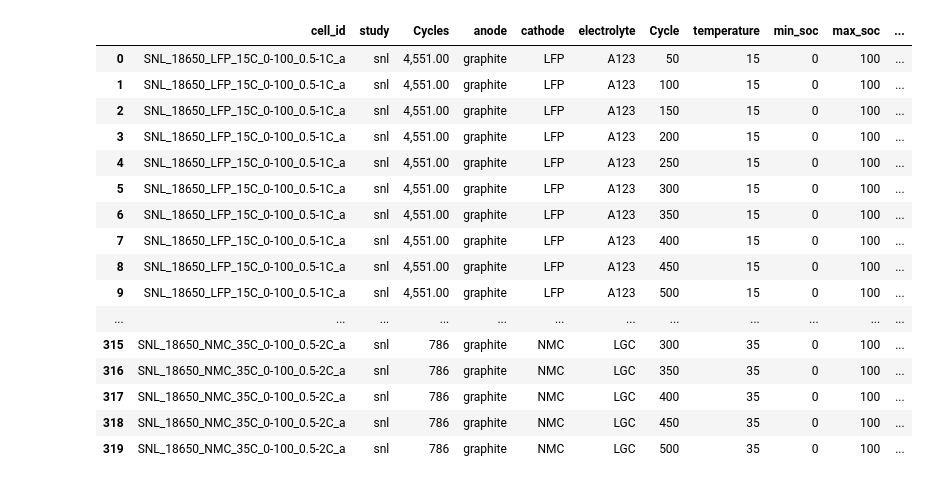
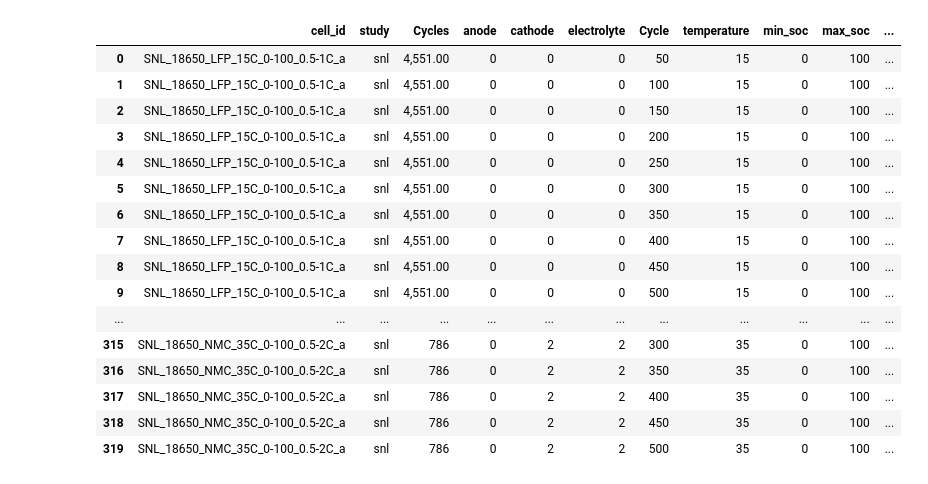
Before and after one commit to SZ-Jasper/SELEC, a Jupyter notebook: Battery Data/Starter.ipynb, the cells around one changed output. Cells and saved outputs as stored; diff of their text form; code cells hidden in the pictures.

```diff
--- a/Battery Data/Starter.ipynb
+++ b/Battery Data/Starter.ipynb
@@ -8,25 +8,26 @@ import os
 # import scipy.stats as stats
 import unittest
 # %%
+#Make sure you ran "Battry_Dataset" Notebook first
 pd.set_option("display.max_rows", None, "display.max_columns", None)
 
-%store -r df_battery_filtered
-df_battery_filtered
+%store -r df_battery
+df_battery
 # %% [output]
 |  | cell_id | study | Cycles | anode | cathode | electrolyte | Cycle | temperature | min_soc | max_soc | ... |
-| 0 | SNL_18650_LFP_15C_0-100_0.5-1C_a | snl | 4,551.00 | graphite | LFP | A123 | 50 | 15 | 0 | 100 | ... |
-| 1 | SNL_18650_LFP_15C_0-100_0.5-1C_a | snl | 4,551.00 | graphite | LFP | A123 | 100 | 15 | 0 | 100 | ... |
-| 2 | SNL_18650_LFP_15C_0-100_0.5-1C_a | snl | 4,551.00 | graphite | LFP | A123 | 150 | 15 | 0 | 100 | ... |
-| 3 | SNL_18650_LFP_15C_0-100_0.5-1C_a | snl | 4,551.00 | graphite | LFP | A123 | 200 | 15 | 0 | 100 | ... |
-| 4 | SNL_18650_LFP_15C_0-100_0.5-1C_a | snl | 4,551.00 | graphite | LFP | A123 | 250 | 15 | 0 | 100 | ... |
-| 5 | SNL_18650_LFP_15C_0-100_0.5-1C_a | snl | 4,551.00 | graphite | LFP | A123 | 300 | 15 | 0 | 100 | ... |
-| 6 | SNL_18650_LFP_15C_0-100_0.5-1C_a | snl | 4,551.00 | graphite | LFP | A123 | 350 | 15 | 0 | 100 | ... |
-| 7 | SNL_18650_LFP_15C_0-100_0.5-1C_a | snl | 4,551.00 | graphite | LFP | A123 | 400 | 15 | 0 | 100 | ... |
-| 8 | SNL_18650_LFP_15C_0-100_0.5-1C_a | snl | 4,551.00 | graphite | LFP | A123 | 450 | 15 | 0 | 100 | ... |
-| 9 | SNL_18650_LFP_15C_0-100_0.5-1C_a | snl | 4,551.00 | graphite | LFP | A123 | 500 | 15 | 0 | 100 | ... |
+| 0 | SNL_18650_LFP_15C_0-100_0.5-1C_a | snl | 4,551.00 | 0 | 0 | 0 | 50 | 15 | 0 | 100 | ... |
+| 1 | SNL_18650_LFP_15C_0-100_0.5-1C_a | snl | 4,551.00 | 0 | 0 | 0 | 100 | 15 | 0 | 100 | ... |
+| 2 | SNL_18650_LFP_15C_0-100_0.5-1C_a | snl | 4,551.00 | 0 | 0 | 0 | 150 | 15 | 0 | 100 | ... |
+| 3 | SNL_18650_LFP_15C_0-100_0.5-1C_a | snl | 4,551.00 | 0 | 0 | 0 | 200 | 15 | 0 | 100 | ... |
+| 4 | SNL_18650_LFP_15C_0-100_0.5-1C_a | snl | 4,551.00 | 0 | 0 | 0 | 250 | 15 | 0 | 100 | ... |
+| 5 | SNL_18650_LFP_15C_0-100_0.5-1C_a | snl | 4,551.00 | 0 | 0 | 0 | 300 | 15 | 0 | 100 | ... |
+| 6 | SNL_18650_LFP_15C_0-100_0.5-1C_a | snl | 4,551.00 | 0 | 0 | 0 | 350 | 15 | 0 | 100 | ... |
+| 7 | SNL_18650_LFP_15C_0-100_0.5-1C_a | snl | 4,551.00 | 0 | 0 | 0 | 400 | 15 | 0 | 100 | ... |
+| 8 | SNL_18650_LFP_15C_0-100_0.5-1C_a | snl | 4,551.00 | 0 | 0 | 0 | 450 | 15 | 0 | 100 | ... |
+| 9 | SNL_18650_LFP_15C_0-100_0.5-1C_a | snl | 4,551.00 | 0 | 0 | 0 | 500 | 15 | 0 | 100 | ... |
 | ... | ... | ... | ... | ... | ... | ... | ... | ... | ... | ... | ... |
-| 315 | SNL_18650_NMC_35C_0-100_0.5-2C_a | snl | 786 | graphite | NMC | LGC | 300 | 35 | 0 | 100 | ... |
-| 316 | SNL_18650_NMC_35C_0-100_0.5-2C_a | snl | 786 | graphite | NMC | LGC | 350 | 35 | 0 | 100 | ... |
-| 317 | SNL_18650_NMC_35C_0-100_0.5-2C_a | snl | 786 | graphite | NMC | LGC | 400 | 35 | 0 | 100 | ... |
-| 318 | SNL_18650_NMC_35C_0-100_0.5-2C_a | snl | 786 | graphite | NMC | LGC | 450 | 35 | 0 | 100 | ... |
-| 319 | SNL_18650_NMC_35C_0-100_0.5-2C_a | snl | 786 | graphite | NMC | LGC | 500 | 35 | 0 | 100 | ... |
+| 315 | SNL_18650_NMC_35C_0-100_0.5-2C_a | snl | 786 | 0 | 2 | 2 | 300 | 35 | 0 | 100 | ... |
+| 316 | SNL_18650_NMC_35C_0-100_0.5-2C_a | snl | 786 | 0 | 2 | 2 | 350 | 35 | 0 | 100 | ... |
+| 317 | SNL_18650_NMC_35C_0-100_0.5-2C_a | snl | 786 | 0 | 2 | 2 | 400 | 35 | 0 | 100 | ... |
+| 318 | SNL_18650_NMC_35C_0-100_0.5-2C_a | snl | 786 | 0 | 2 | 2 | 450 | 35 | 0 | 100 | ... |
+| 319 | SNL_18650_NMC_35C_0-100_0.5-2C_a | snl | 786 | 0 | 2 | 2 | 500 | 35 | 0 | 100 | ... |
```
Also changed, not shown: 3 other files.
